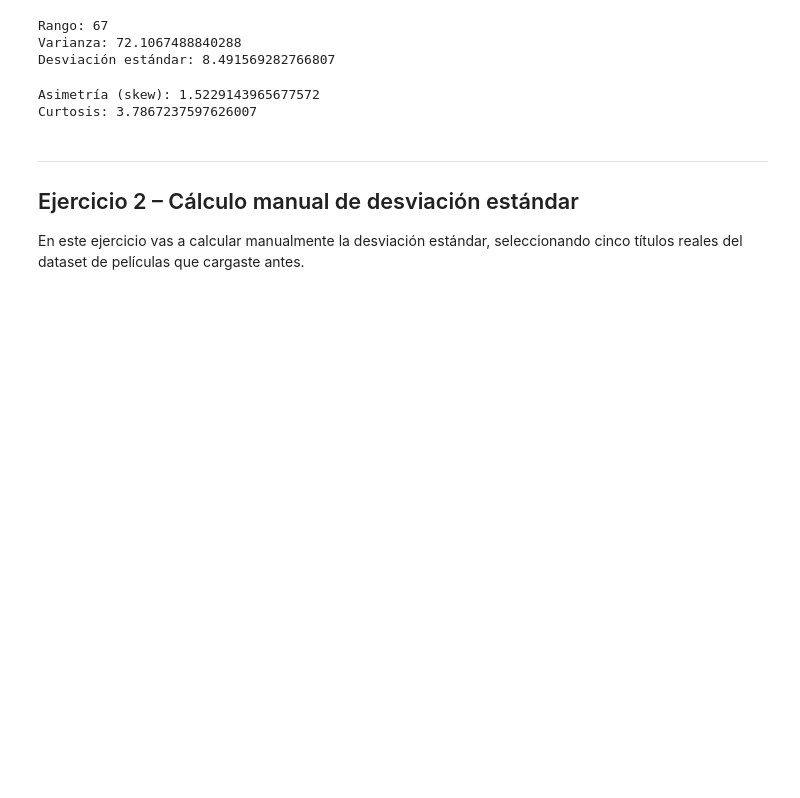
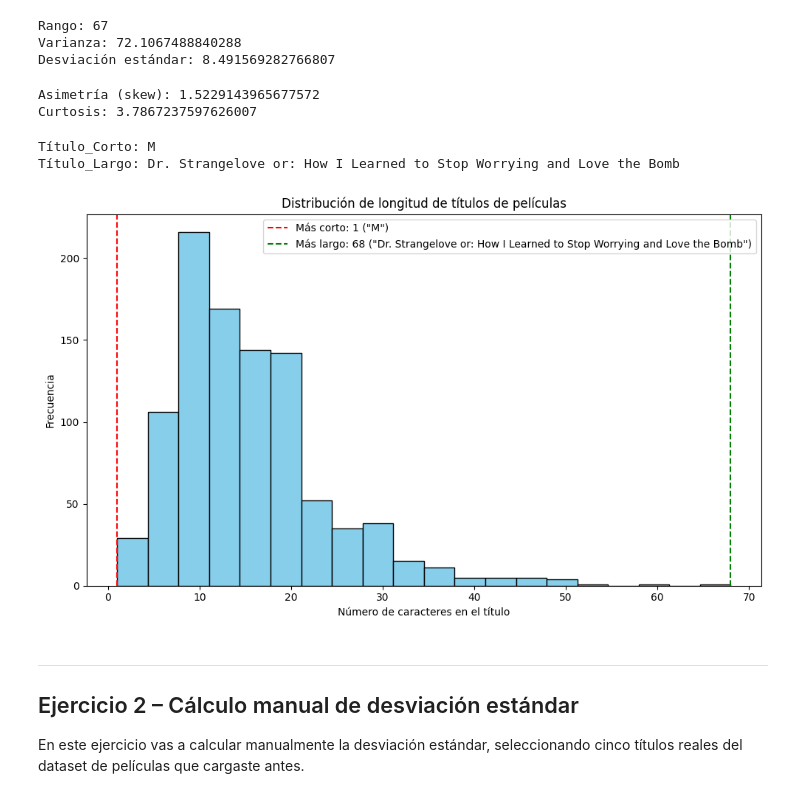
Before and after one commit to pcaliman2/descriptive-statistics-exercises-project-with-python, a Jupyter notebook: notebook/problems.es.ipynb, the cells around one changed output. Drawn from its saved outputs; the diff is of its cells as text; code cells hidden in the pictures; blank space fills up the shorter version.

```diff
--- a/notebook/problems.es.ipynb
+++ b/notebook/problems.es.ipynb
@@ -93,8 +93,38 @@ Asimetría (skew): 1.5229143965677572
 Curtosis: 3.7867237597626007
 # %%
 # Imprime el título más corto y el título más largo según su longitud
+Min_Largo = df.loc[df["Long_Titulo"].idxmin(), "title"]
+Max_Largo = df.loc[df["Long_Titulo"].idxmax(), "title"]
+
+print(f"Título_Corto: {Min_Largo}")
+print(f"Título_Largo: {Max_Largo}")
+# %% [output]
+Título_Corto: M
+Título_Largo: Dr. Strangelove or: How I Learned to Stop Worrying and Love the Bomb
 # %%
 # grafica tus resultados
+min_len = df["Long_Titulo"].min()
+max_len = df["Long_Titulo"].max()
+titulo_corto = df.loc[df["Long_Titulo"].idxmin(), "title"]
+titulo_largo = df.loc[df["Long_Titulo"].idxmax(), "title"]
+
+# Crear histograma
+plt.figure(figsize=(10, 6))
+plt.hist(df["Long_Titulo"], bins=20, color='skyblue', edgecolor='black')
+plt.axvline(min_len, color='red', linestyle='--', label=f'Más corto: {min_len} ("{titulo_corto}")')
+plt.axvline(max_len, color='green', linestyle='--', label=f'Más largo: {max_len} ("{titulo_largo}")')
+
+# Etiquetas y título
+plt.title("Distribución de longitud de títulos de películas")
+plt.xlabel("Número de caracteres en el título")
+plt.ylabel("Frecuencia")
+plt.legend(loc="upper right")
+plt.tight_layout()
+
+# Mostrar gráfico
+plt.show()
+# %% [output]
+[figure, added]
 # %% [markdown]
 ---
 
```
